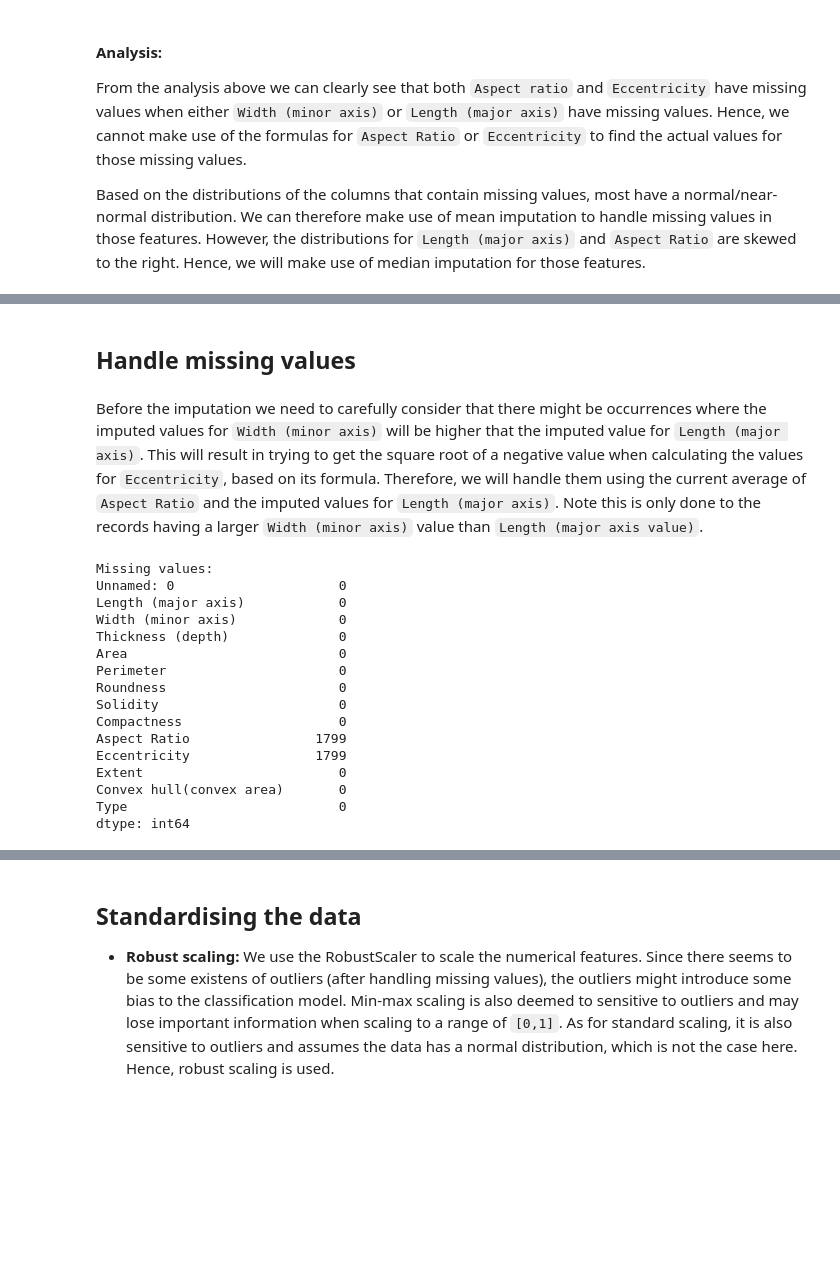
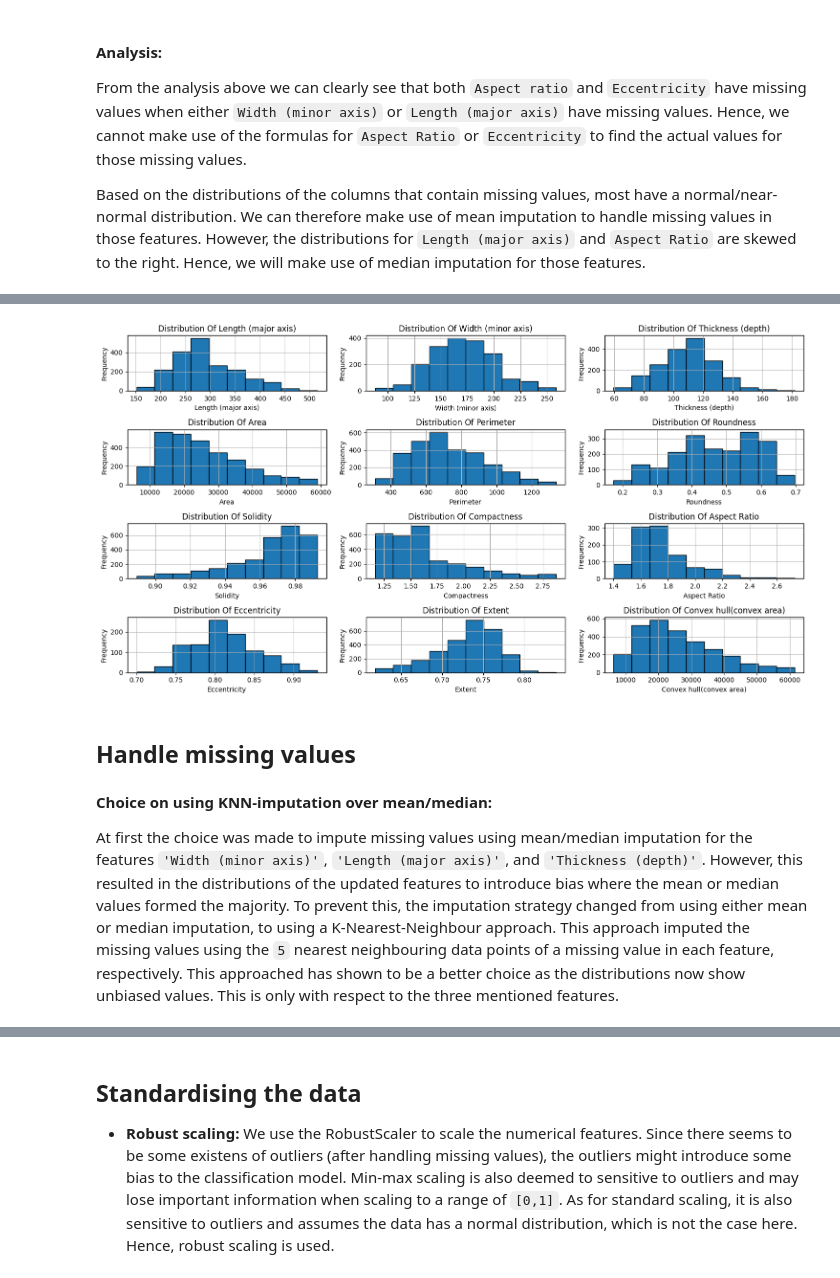
Before and after one commit to 08Arno30/COS711-A2, a Jupyter notebook: src/u21457451_COS711_A2.ipynb, the cells around one changed output, grey strips where cells are left out. Cells and saved outputs as stored; diff of their text form; code cells hidden in the pictures; blank space fills up the shorter version.

```diff
--- a/src/u21457451_COS711_A2.ipynb
+++ b/src/u21457451_COS711_A2.ipynb
@@ -166,41 +219,37 @@ Based on the distributions of the columns that contain missing values, most have
+# %%
+# Calculate Z-scores for each column
+normally_columns = ['Width (minor axis)', 'Thickness (depth)', 'Roundness', 'Eccentricity']
+skewed_columns = df.columns[~df.columns.isin(normally_columns) & ~df.columns.isin(['Type'])]
+z_scores = zscore(df[normally_columns])
+
+# Calculate absolute Z-scores
+abs_z_scores = np.abs(z_scores)
+threshold = 3
+
+# Identify outliers
+z_outliers = (abs_z_scores > threshold).any(axis=1)
+
+# Impute outliers with mean (these follow normal/near-normal distribution)
+df.loc[z_outliers, normally_columns] = df.loc[~z_outliers, normally_columns].mean()
+
+# Calculate IQR for skew distributions
+for col in skewed_columns:
+  # Identify outliers
+  q1 = df[col].quantile(0.25)
+  q3 = df[col].quantile(0.75)
+  iqr_value = iqr(df[col])
+  lower_bound = q1 - 1.5 * iqr_value
+  upper_bound = q3 + 1.5 * iqr_value
+
+  # Impute outliers
+  df.loc[(df[col] < lower_bound) | (df[col] > upper_bound), col] = df[col].median()
+
+visualise_distributions(df)
+# %% [output]
+[figure, added]
 # %% [markdown]
 ## Handle missing values
-# %% [markdown]
-Before the imputation we need to carefully consider that there might be occurrences where the imputed values for `Width (minor axis)` will be higher that the imputed value for `Length (major axis)`. This will result in trying to get the square root of a negative value when calculating the values for `Eccentricity`, based on its formula. Therefore, we will handle them using the current average of `Aspect Ratio` and the imputed values for `Length (major axis)`. Note this is only done to the records having a larger `Width (minor axis)` value than `Length (major axis value)`.
-# %%
-features_with_normal_distribution = ['Width (minor axis)', 'Thickness (depth)', 'Roundness'] # notice that 'Eccentricity' is not included
-features_with_skewed_distribution = ['Length (major axis)'] # notice that 'Aspect Ratio' is not included
-cleaned_df = df.copy()
-average_aspect_ratio = df['Aspect Ratio'].mean()
-
-# As mentioned, we will perform median imputation for features with a skewed distribution
-for col in features_with_skewed_distribution:
-  cleaned_df[col].fillna(cleaned_df[col].median(), inplace=True)
-
-# As mentioned, we will perform mean imputation for features with a normal/near-normal distribution
-for col in features_with_normal_distribution:
-  if col == 'Width (minor axis)':
-    cleaned_df[col].fillna(cleaned_df['Length (major axis)'] / average_aspect_ratio, inplace=True)
-  else:
-    cleaned_df[col].fillna(cleaned_df[col].mean(), inplace=True)
-
-
-# Check if there are any missing values left
-print(f'Missing values:\n{cleaned_df.isnull().sum()}\n')
-# %% [output]
-Missing values:
-Unnamed: 0                     0
-Length (major axis)            0
-Width (minor axis)             0
-Thickness (depth)              0
-Area                           0
-Perimeter                      0
-Roundness                      0
-Solidity                       0
-Compactness                    0
-Aspect Ratio                1799
-Eccentricity                1799
-Extent                         0
-Convex hull(convex area)       0
-Type                           0
-dtype: int64
+# %% [markdown]
+**Choice on using KNN-imputation over mean/median:**
+
+At first the choice was made to impute missing values using mean/median imputation for the features `'Width (minor axis)'`, `'Length (major axis)'`, and `'Thickness (depth)'`. However, this resulted in the distributions of the updated features to introduce bias where the mean or median values formed the majority. To prevent this, the imputation strategy changed from using either mean or median imputation, to using a K-Nearest-Neighbour approach. This approach imputed the missing values using the `5` nearest neighbouring data points of a missing value in each feature, respectively. This approached has shown to be a better choice as the distributions now show unbiased values. This is only with respect to the three mentioned features.
```
Also changed, not shown: parts of 23 cells of this notebook.
